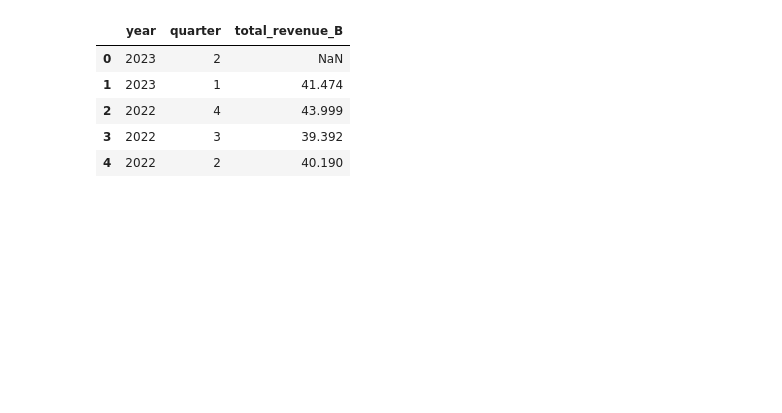
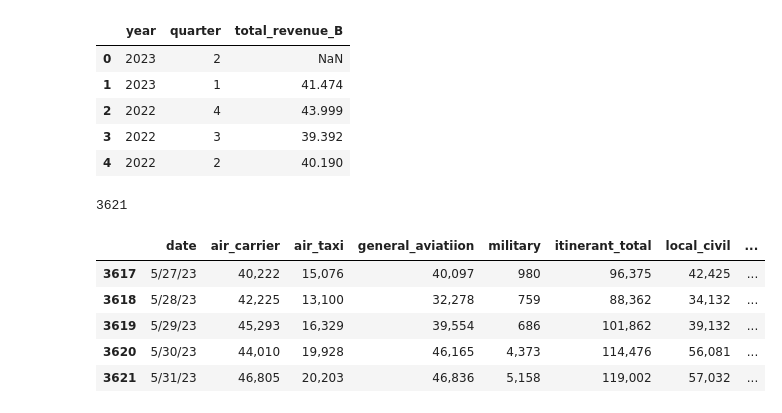
Before and after one commit to Project-Apollo-Forecast/Project-Apollo, a Jupyter notebook: corey_acquire.ipynb, the cells around one changed output. Saved outputs shown, nothing was run; the diff lists cells and outputs as text; code cells hidden in the pictures; blank space fills up the shorter version.

```diff
--- a/corey_acquire.ipynb
+++ b/corey_acquire.ipynb
@@ -112,3 +112,25 @@ df.head()
 | 2 | 2022 | 4 | 43.999 |
 | 3 | 2022 | 3 | 39.392 |
 | 4 | 2022 | 2 | 40.190 |
+# %%
+# read acft operations into df from .csv
+# I modified the top of the .csv to only include column names prior to reading
+df = pd.read_csv('data/acft_operations.csv')
+# %%
+# the end of the .csv file has information we don't need
+# find the last_row
+last_row = df[df.date == 'Total:'].index[0] - 1
+last_row
+# %% [output]
+3621
+# %%
+# get rid of the everything after the last row (save only up to the last row)
+df = df.iloc[:last_row+1]
+df.tail()
+# %% [output]
+|  | date | air_carrier | air_taxi | general_aviatiion | military | itinerant_total | local_civil | ... |
+| 3617 | 5/27/23 | 40,222 | 15,076 | 40,097 | 980 | 96,375 | 42,425 | ... |
+| 3618 | 5/28/23 | 42,225 | 13,100 | 32,278 | 759 | 88,362 | 34,132 | ... |
+| 3619 | 5/29/23 | 45,293 | 16,329 | 39,554 | 686 | 101,862 | 39,132 | ... |
+| 3620 | 5/30/23 | 44,010 | 19,928 | 46,165 | 4,373 | 114,476 | 56,081 | ... |
+| 3621 | 5/31/23 | 46,805 | 20,203 | 46,836 | 5,158 | 119,002 | 57,032 | ... |
```
Also changed, not shown: parts of 19 cells of this notebook, 2 other files.
